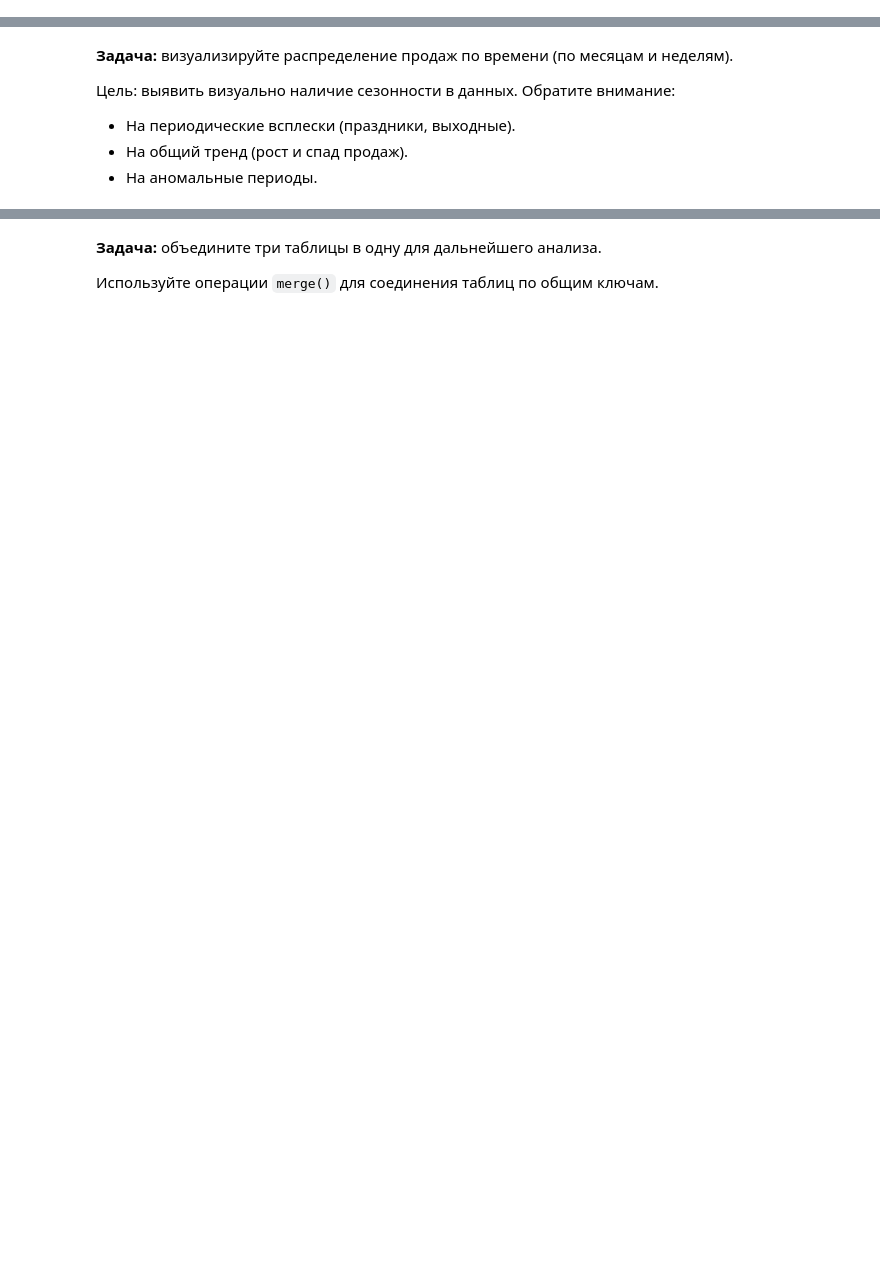
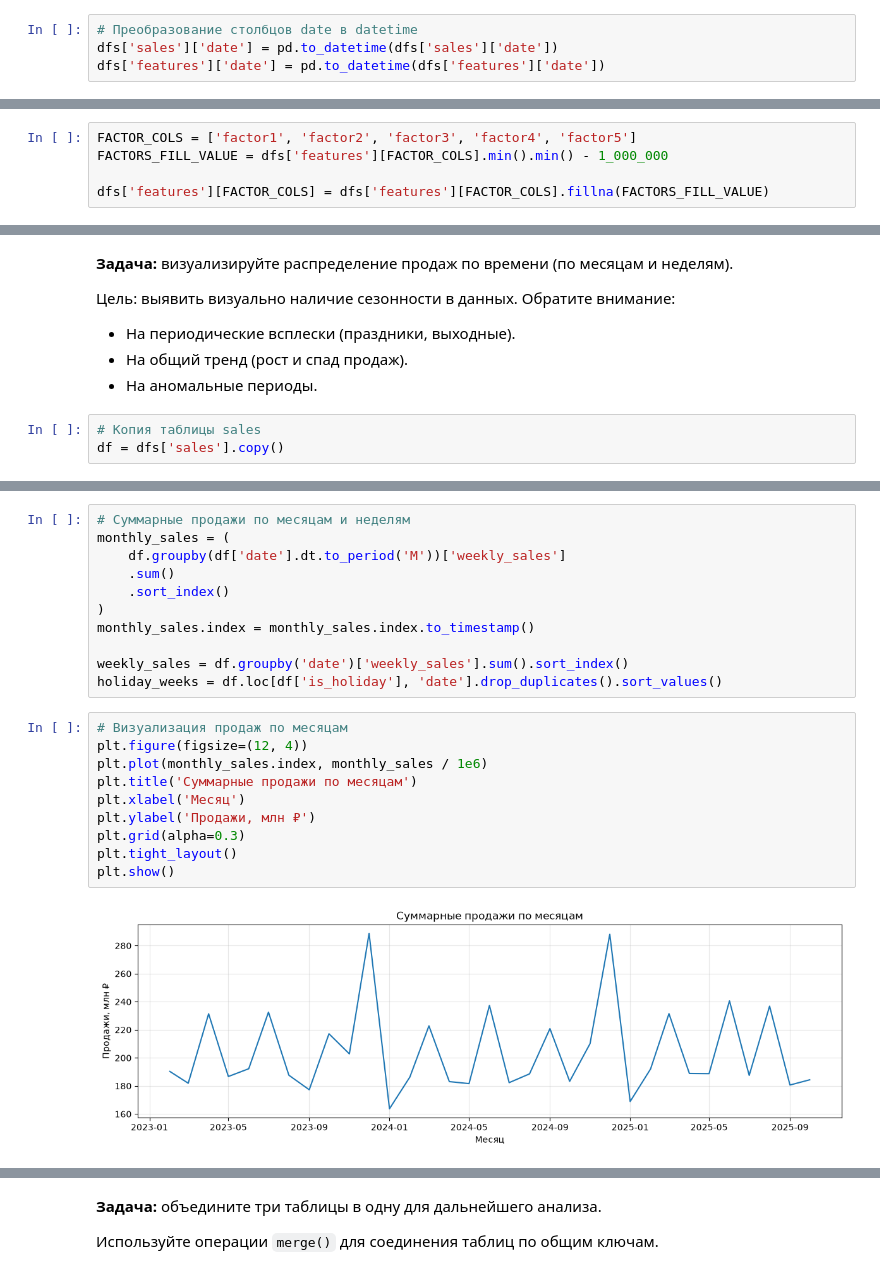
Before and after one commit to Daniel217D/airflow-pipeline-for-Prilavok, a Jupyter notebook: model_training.ipynb, the cells around one changed output, grey strips where cells are left out. Drawn from its saved outputs; the diff is of its cells as text; blank space fills up the shorter version.

```diff
--- a/model_training.ipynb
+++ b/model_training.ipynb
@@ -78,0 +142,4 @@ RANDOM_STATE = 42
+# %%
+# Преобразование столбцов date в datetime
+dfs['sales']['date'] = pd.to_datetime(dfs['sales']['date'])
+dfs['features']['date'] = pd.to_datetime(dfs['features']['date'])
@@ -87,0 +200,5 @@ RANDOM_STATE = 42
+# %%
+FACTOR_COLS = ['factor1', 'factor2', 'factor3', 'factor4', 'factor5']
+FACTORS_FILL_VALUE = dfs['features'][FACTOR_COLS].min().min() - 1_000_000
+
+dfs['features'][FACTOR_COLS] = dfs['features'][FACTOR_COLS].fillna(FACTORS_FILL_VALUE)
@@ -92,3 +233,6 @@ RANDOM_STATE = 42
 - На периодические всплески (праздники, выходные).
 - На общий тренд (рост и спад продаж).
 - На аномальные периоды.
+# %%
+# Копия таблицы sales
+df = dfs['sales'].copy()
@@ -94,0 +244,23 @@ RANDOM_STATE = 42
+# %%
+# Суммарные продажи по месяцам и неделям
+monthly_sales = (
+    df.groupby(df['date'].dt.to_period('M'))['weekly_sales']
+    .sum()
+    .sort_index()
+)
+monthly_sales.index = monthly_sales.index.to_timestamp()
+
+weekly_sales = df.groupby('date')['weekly_sales'].sum().sort_index()
+holiday_weeks = df.loc[df['is_holiday'], 'date'].drop_duplicates().sort_values()
+# %%
+# Визуализация продаж по месяцам
+plt.figure(figsize=(12, 4))
+plt.plot(monthly_sales.index, monthly_sales / 1e6)
+plt.title('Суммарные продажи по месяцам')
+plt.xlabel('Месяц')
+plt.ylabel('Продажи, млн ₽')
+plt.grid(alpha=0.3)
+plt.tight_layout()
+plt.show()
+# %% [output]
+[figure, added]
```
Also changed, not shown: parts of 49 cells of this notebook.
